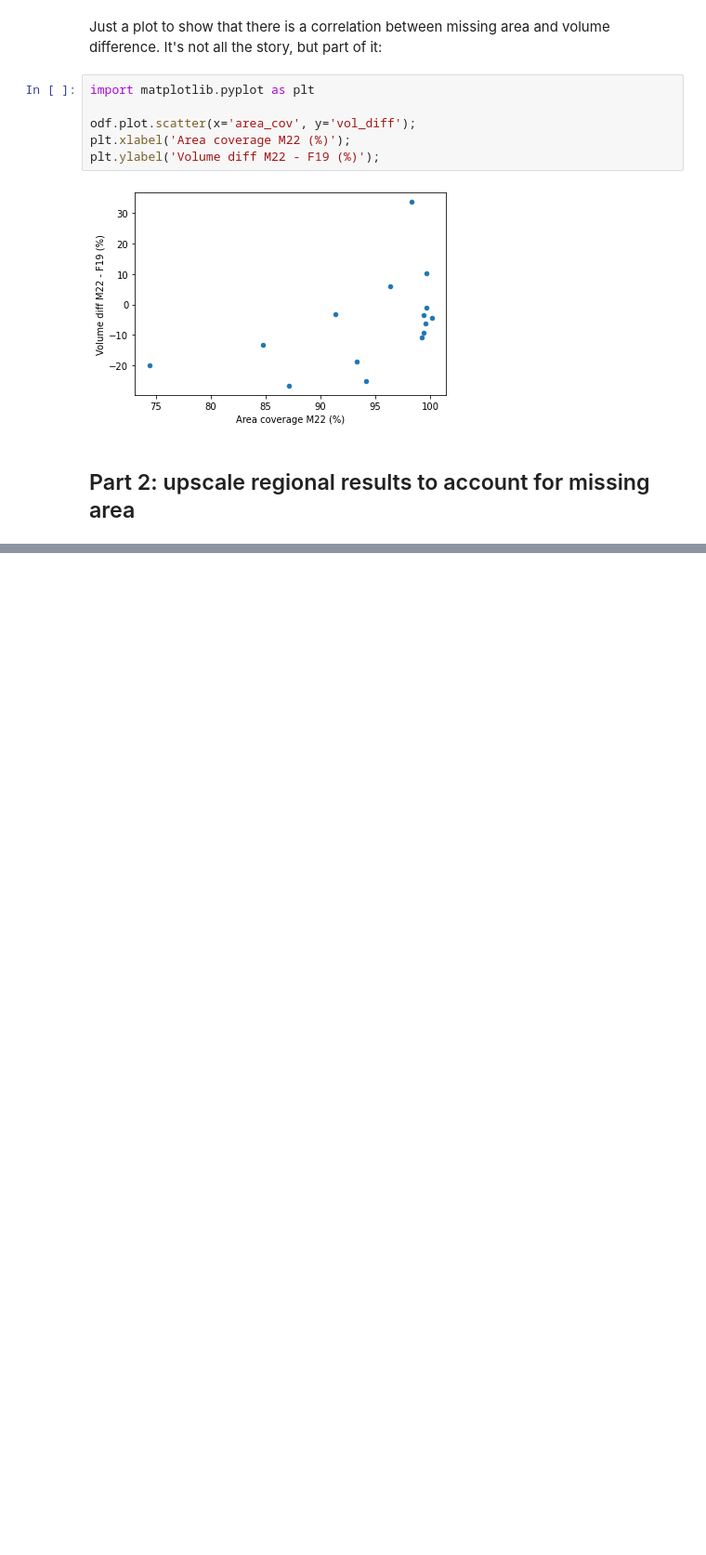
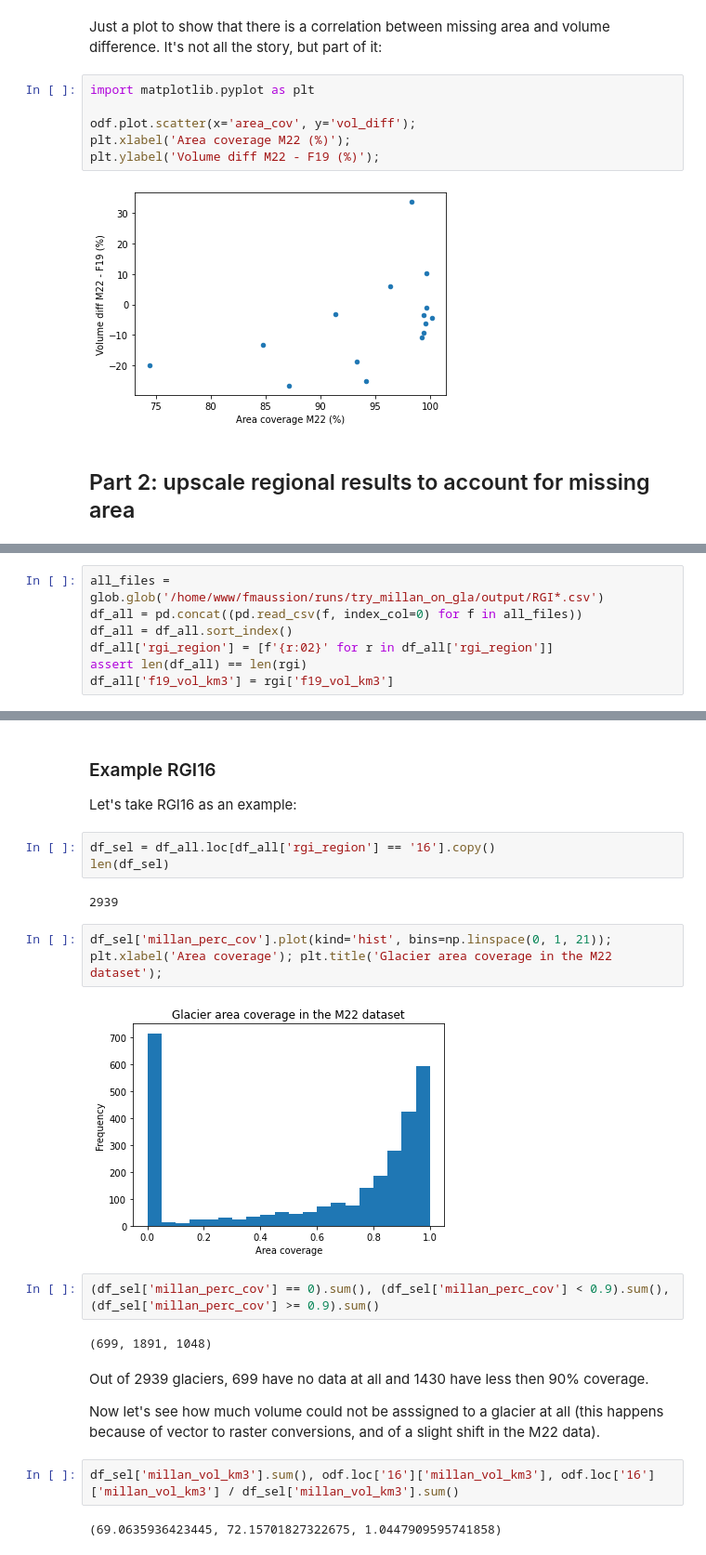
Before and after one commit to fmaussion/global_glacier_volume_paper, a Jupyter notebook: millan_regional_volume_scaling.ipynb, the cells around one changed output, grey strips where cells are left out. Shown: that part at 93% size. Saved outputs shown, nothing was run; the diff lists cells and outputs as text; blank space fills up the shorter version.

Commit message:
Add regional correction

```diff
--- a/millan_regional_volume_scaling.ipynb
+++ b/millan_regional_volume_scaling.ipynb
@@ -412,0 +449,7 @@ TODO
+# %%
+all_files = glob.glob('/home/www/fmaussion/runs/try_millan_on_gla/output/RGI*.csv')
+df_all = pd.concat((pd.read_csv(f, index_col=0) for f in all_files))
+df_all = df_all.sort_index()
+df_all['rgi_region'] = [f'{r:02}' for r in df_all['rgi_region']]
+assert len(df_all) == len(rgi)
+df_all['f19_vol_km3'] = rgi['f19_vol_km3']
@@ -412,0 +466,26 @@ TODO
+# %% [markdown]
+### Example RGI16
+
+Let's take RGI16 as an example:
+# %%
+df_sel = df_all.loc[df_all['rgi_region'] == '16'].copy()
+len(df_sel)
+# %% [output]
+2939
+# %%
+df_sel['millan_perc_cov'].plot(kind='hist', bins=np.linspace(0, 1, 21));
+plt.xlabel('Area coverage'); plt.title('Glacier area coverage in the M22 dataset');
+# %% [output]
+[figure, added]
+# %%
+(df_sel['millan_perc_cov'] == 0).sum(), (df_sel['millan_perc_cov'] < 0.9).sum(), (df_sel['millan_perc_cov'] >= 0.9).sum()
+# %% [output]
+(699, 1891, 1048)
+# %% [markdown]
+Out of 2939 glaciers, 699 have no data at all and 1430 have less then 90% coverage.
+
+Now let's see how much volume could not be asssigned to a glacier at all (this happens because of vector to raster conversions, and of a slight shift in the M22 data).
+# %%
+df_sel['millan_vol_km3'].sum(), odf.loc['16']['millan_vol_km3'], odf.loc['16']['millan_vol_km3'] / df_sel['millan_vol_km3'].sum()
+# %% [output]
+(69.0635936423445, 72.15701827322675, 1.0447909595741858)
```
Also changed, not shown: parts of 42 cells of this notebook, 4 other files.
